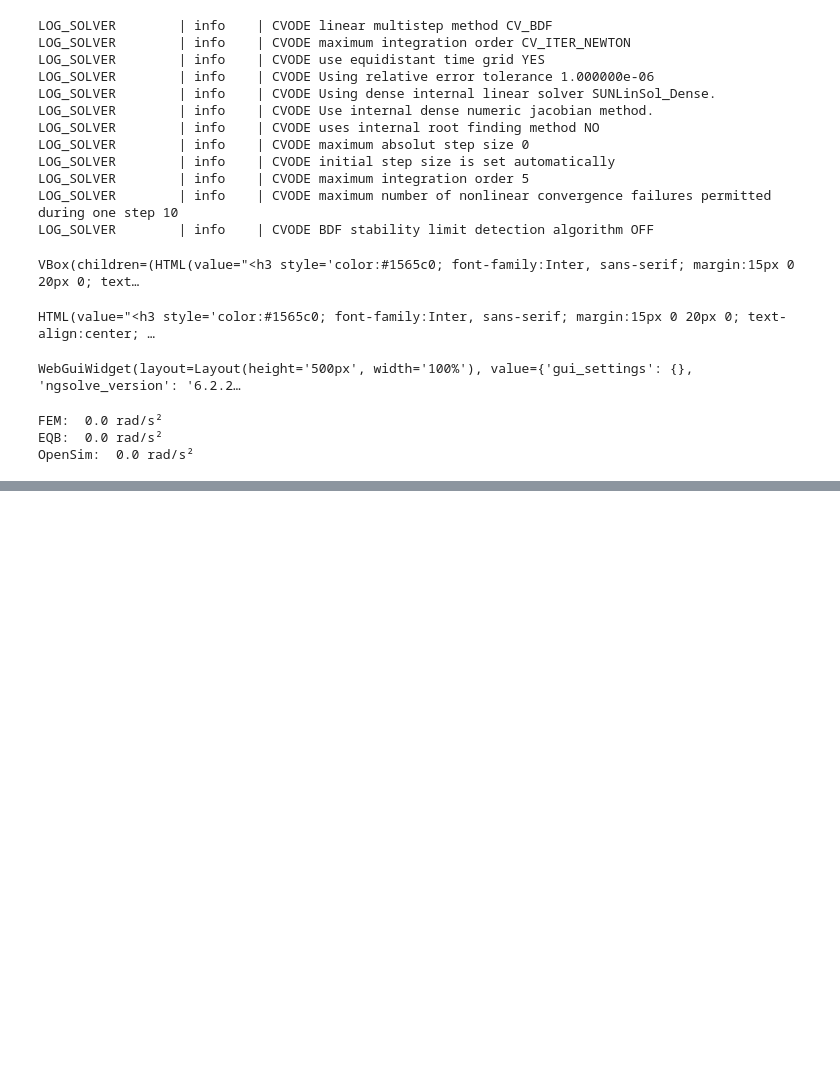
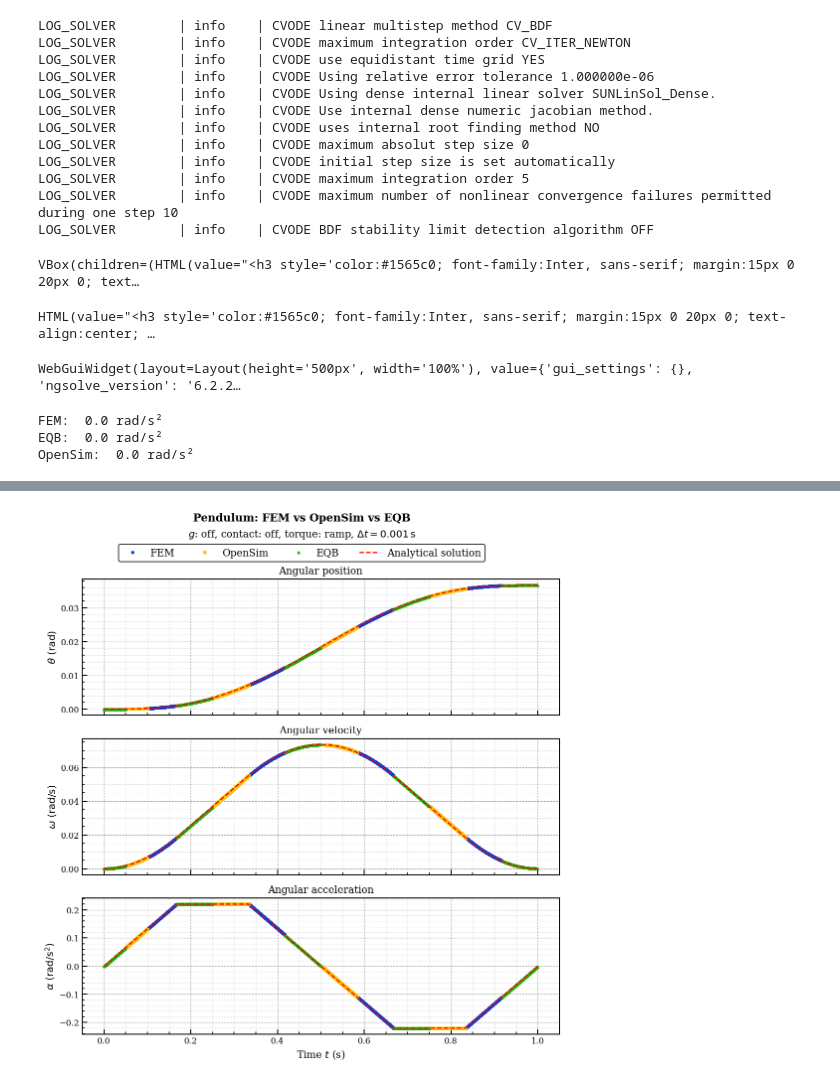
Before and after one commit to FlorianFrech/SystemSimulation, a Jupyter notebook: demos/ControlledPendulum/MyModels/MasterPendulum/test_master_pendulum_driven.ipynb, the cells around one changed output, grey strips where cells are left out. Cells and saved outputs as stored; diff of their text form; code cells hidden in the pictures; blank space fills up the shorter version.

```diff
--- a/demos/ControlledPendulum/MyModels/MasterPendulum/test_master_pendulum_driven.ipynb
+++ b/demos/ControlledPendulum/MyModels/MasterPendulum/test_master_pendulum_driven.ipynb
@@ -37,8 +37,8 @@ q0 = np.deg2rad(fem_pendulum.init_params.angular_position_deg)
 omega0 = fem_pendulum.init_params.angular_velocity
 
 sim_params = fem_config.SimulationParameters()
-sim_params.tau = 0.01
-sim_params.t_end = 3
+sim_params.tau = 0.001
+sim_params.t_end = 1
 sim_params.with_contact = False
 sim_params.use_gravity = False
 
@@ -246,0 +184,67 @@ plt.show()
+# %%
+marker_size = 3
+fem_style = {'color': "#063ccf", 'linestyle': 'None', 'marker': 'o', 'markersize': marker_size, 'linewidth': 3.5, 'label': 'FEM'}
+opensim_style = {'color': "#f8c20f", 'linestyle': 'None', 'marker': 's', 'markersize': marker_size, 'linewidth': 3.5, 'label': 'OpenSim'}  # Green
+eqb_style = {'color': "#24aa09", 'linestyle': 'None', 'marker': '^', 'markersize': marker_size, 'linewidth': 3.5, 'label': 'EQB'}  # Purple
+fontdict = {'fontsize': 11, 'fontweight': 'bold'}
+
+fig_size = (9, 9)
+y_suptitle = 1.04
+y_subtitle = 1
+y_legend = 0.99
+top_adjust = 0.9
+# %%
+fig, axs = plt.subplots(3, 1, figsize=fig_size, sharex=True)
+
+main_title = "Pendulum: FEM vs OpenSim vs EQB"
+fig.suptitle(main_title, fontsize=13, fontweight='bold', y=y_suptitle)
+param_str = (
+    rf"$g$: {'on' if sim_params.use_gravity else 'off'}, "
+    rf"contact: {'on' if sim_params.with_contact else 'off'}, "
+    rf"torque: {torque_type}, "
+    rf"$\Delta t = {dt}\,\mathrm{{s}}$"
+)
+fig.text(0.5, y_subtitle, param_str, ha='center', va='center')
+
+axs[0].set_title(r'Angular position')
+line_fem_q,      = axs[0].plot(t_vals['FEM'],     q_vals['FEM'],     **fem_style)
+line_osim_q,     = axs[0].plot(t_vals['OpenSim'], q_vals['OpenSim'], **opensim_style)
+line_eqb_q,      = axs[0].plot(t_vals['EQB'],     q_vals['EQB'],     **eqb_style)
+line_analytical_q, = axs[0].plot(t_an_vals, q_an_vals, label='Analytical solution', color='red', linestyle='--', linewidth=1.5)
+axs[0].set_ylabel(r'$\theta\ \mathrm{(rad)}$')
+
+axs[1].set_title(r'Angular velocity')
+axs[1].plot(t_vals['FEM'],     omega_vals['FEM'],     **fem_style)
+axs[1].plot(t_vals['OpenSim'], omega_vals['OpenSim'], **opensim_style)
+axs[1].plot(t_vals['EQB'],     omega_vals['EQB'],     **eqb_style)
+axs[1].plot(t_an_vals, omega_an_vals, color='red', linestyle='--', linewidth=1.5)
+axs[1].set_ylabel(r'$\omega\ \mathrm{(rad/s)}$')
+
+axs[2].set_title(r'Angular acceleration')
+axs[2].plot(t_vals['FEM'],     alpha_vals['FEM'],     **fem_style)
+axs[2].plot(t_vals['OpenSim'], alpha_vals['OpenSim'], **opensim_style)
+axs[2].plot(t_vals['EQB'],     alpha_vals['EQB'],     **eqb_style)
+axs[2].plot(t_an_vals, alpha_an_vals, color='red', linestyle='--', linewidth=1.5)
+axs[2].set_ylabel(r'$\alpha\ \mathrm{(rad/s^2)}$')
+axs[2].set_xlabel(r'Time $t$ (s)')
+
+handles = [line_fem_q, line_osim_q, line_eqb_q, line_analytical_q]
+labels  = [h.get_label() for h in handles]
+
+fig.legend(handles, labels,
+           loc='upper center',
+           bbox_to_anchor=(0.5, y_legend),
+           ncol=4,
+           frameon=True)
+
+for ax in axs:
+    ax.minorticks_on()
+    ax.grid(True, which='major', linestyle='--', alpha=0.7)
+    ax.grid(True, which='minor', linestyle=':', alpha=0.4)
+
+plt.subplots_adjust(top=top_adjust)
+plt.tight_layout()
+plt.savefig("../figures/StateSynchronization_driven.svg")
+plt.show()
+# %% [output]
+[figure, added]
```
Also changed, not shown: parts of 8 cells of this notebook, 40 other files.
